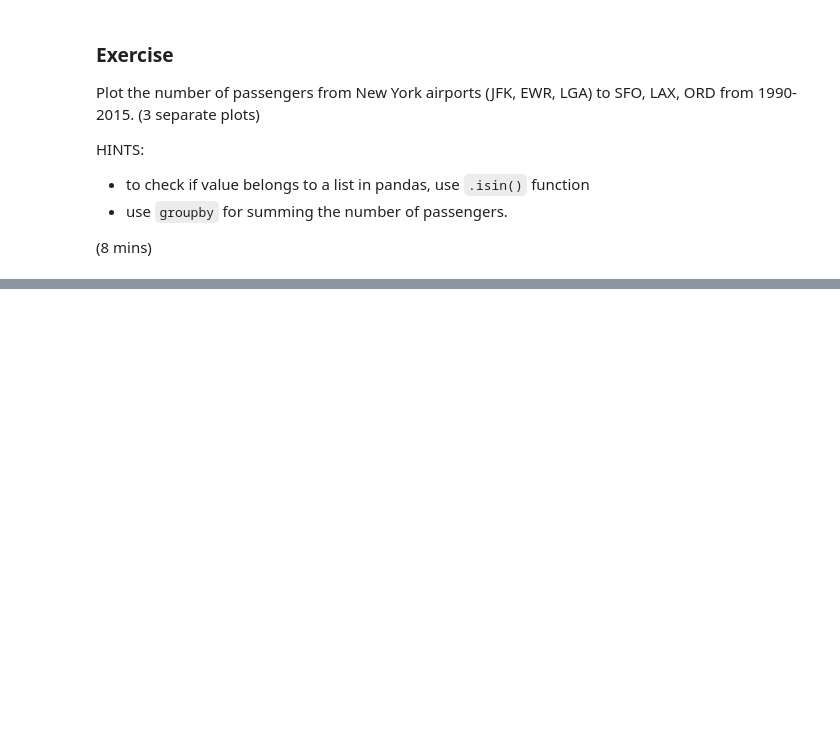
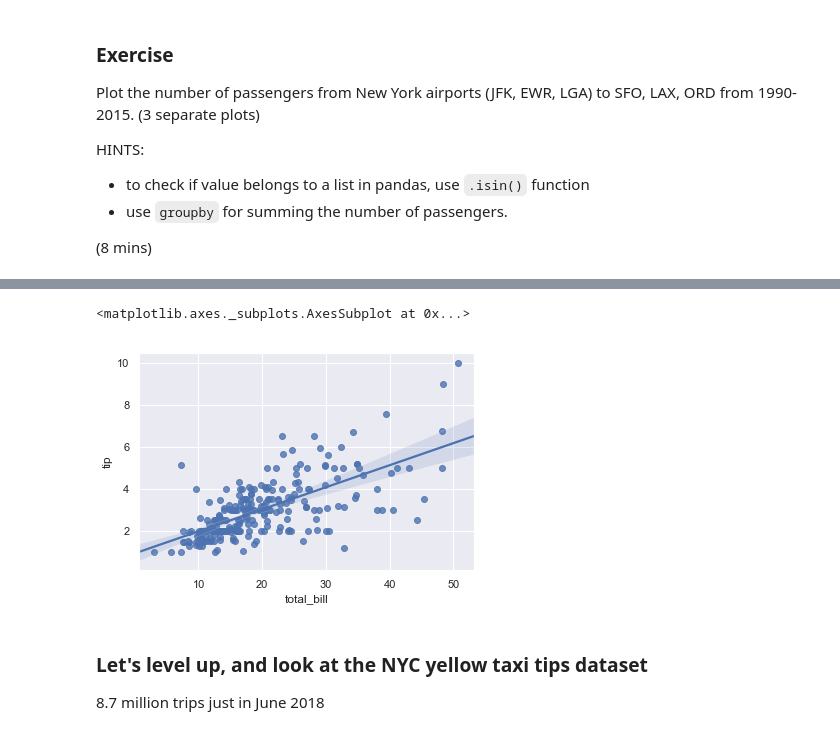
Before and after one commit to MridulS/intro-to-data-science, a Jupyter notebook: Introduction-Python-Pandas.ipynb, the cells around one changed output, grey strips where cells are left out. Cells and saved outputs as stored; diff of their text form; code cells hidden in the pictures; blank space fills up the shorter version.

```diff
--- a/Introduction-Python-Pandas.ipynb
+++ b/Introduction-Python-Pandas.ipynb
@@ -795,0 +831,9 @@ list_of_new_york_airports = ['JFK', 'EWR', 'LGA']
+# %%
+sns.regplot(x="total_bill", y="tip", data=tips)
+# %% [output]
+<matplotlib.axes._subplots.AxesSubplot at 0x...>
+[figure, added]
+# %% [markdown]
+### Let's level up, and look at the NYC yellow taxi tips dataset
+
+8.7 million trips just in June 2018
```
Also changed, not shown: parts of 39 cells of this notebook, 3 other files.
